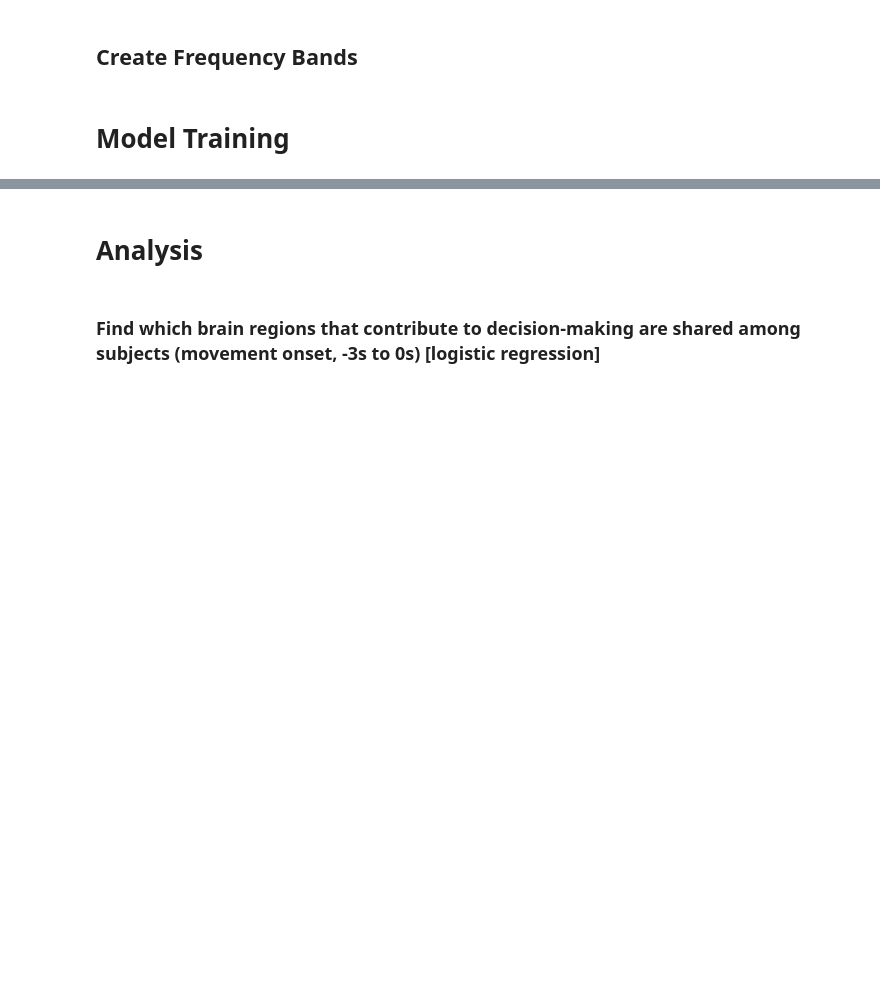
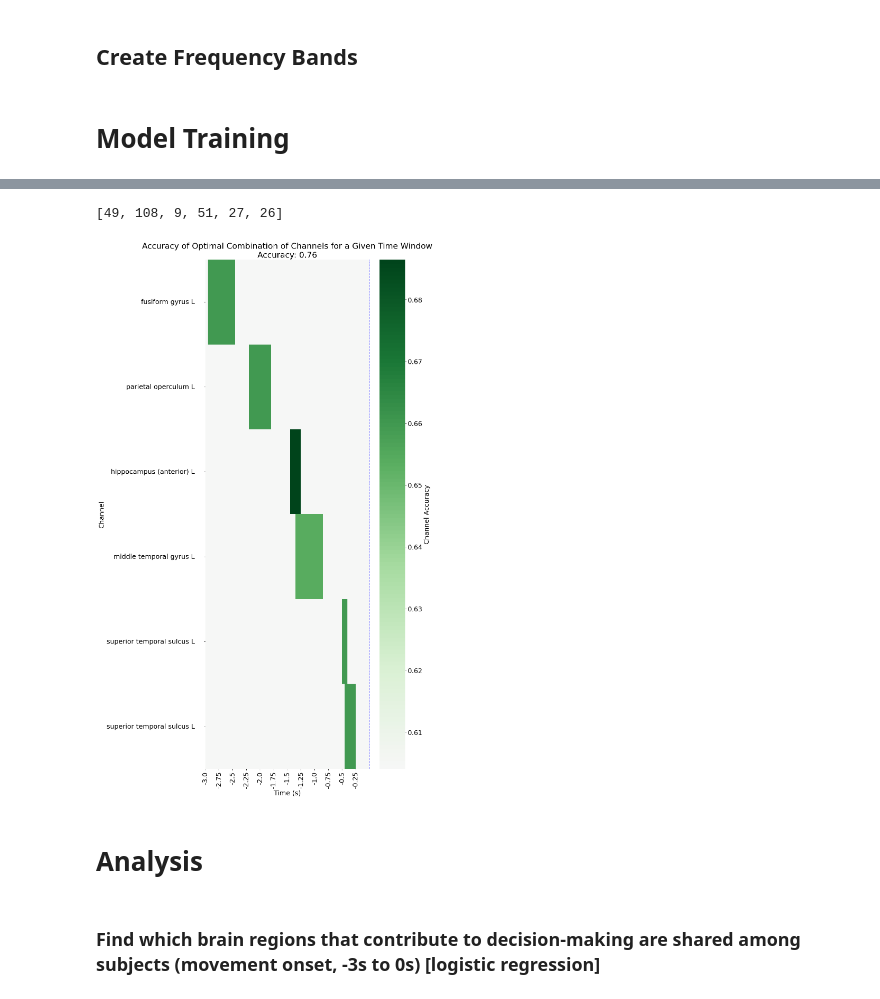
Before and after one commit to ncsl/decoding-decision-making, a Jupyter notebook: EFRI_Data_Analysis.ipynb, the cells around one changed output, grey strips where cells are left out. Cells and saved outputs as stored; diff of their text form; code cells hidden in the pictures; blank space fills up the shorter version.

```diff
--- a/EFRI_Data_Analysis.ipynb
+++ b/EFRI_Data_Analysis.ipynb
@@ -88,3 +129,8 @@ for i, key in enumerate(frequency_band_indices):
+# %%
+clf.plot_heatmap(optimal_channels[0], 3, optimal_channels[1], True, out_path_plots)
+# %% [output]
+[49, 108, 9, 51, 27, 26]
+[figure, added]
 # %% [markdown]
 # Analysis
 # %%
```
Also changed, not shown: parts of 7 cells of this notebook, 2 other files.
